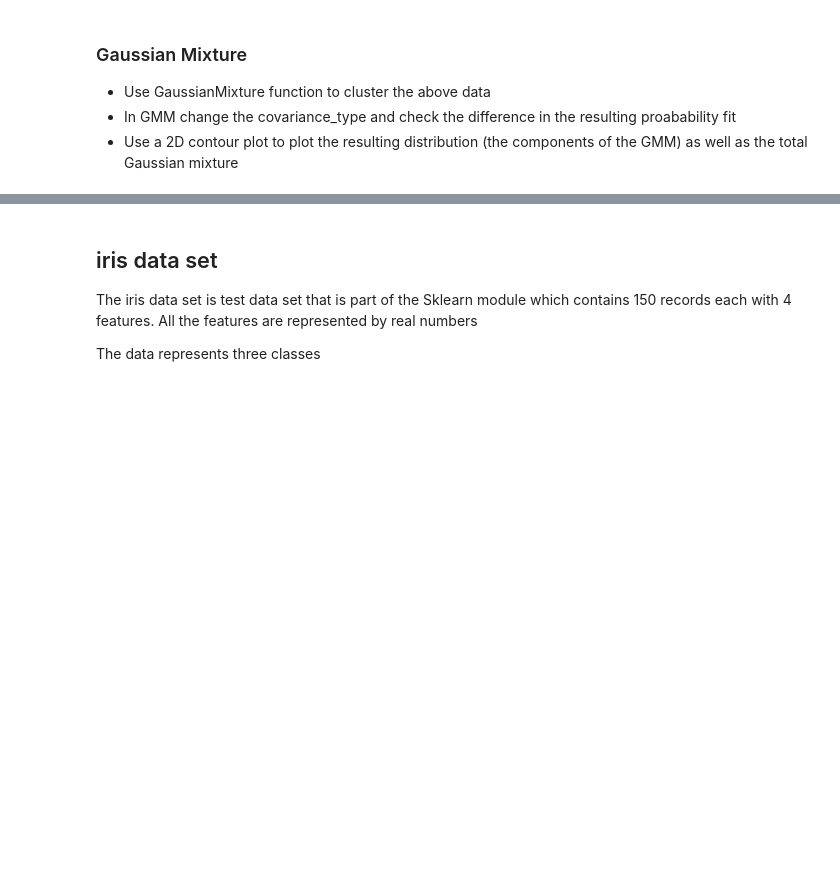
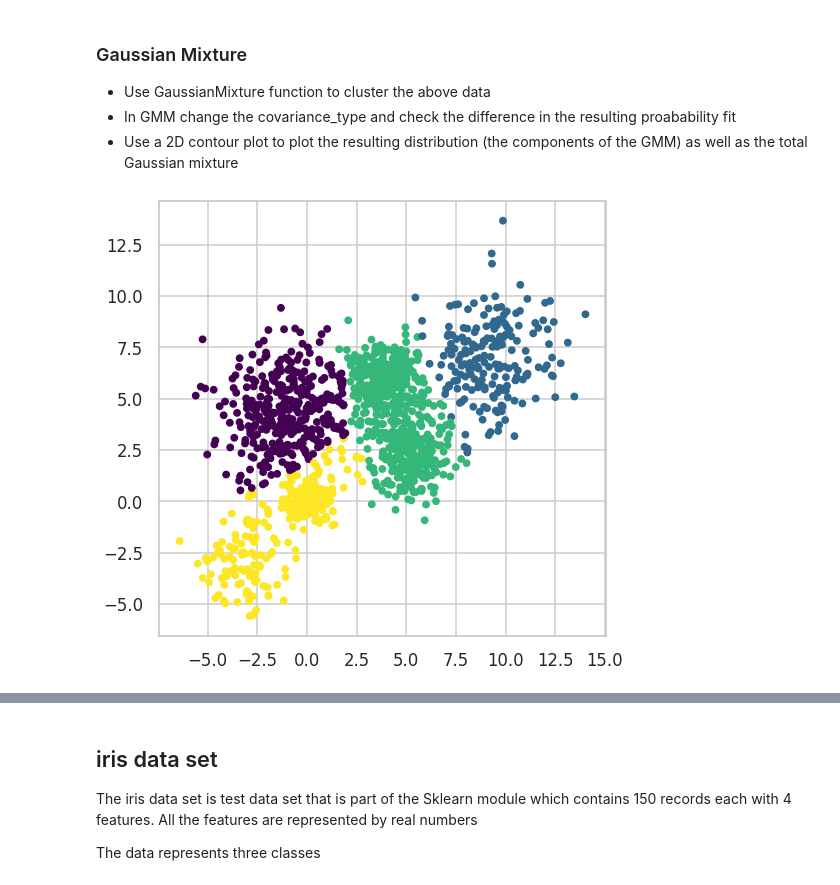
Before and after one commit to safaa400/safaasalah_46-17921_ML_assignments, a Jupyter notebook: Clustering_Project.ipynb, the cells around one changed output, grey strips where cells are left out. Cells and saved outputs as stored; diff of their text form; code cells hidden in the pictures; blank space fills up the shorter version.

```diff
--- a/Clustering_Project.ipynb
+++ b/Clustering_Project.ipynb
@@ -658,3 +653,12 @@ Silhouette Score
 * Use GaussianMixture function to cluster the above data
 * In GMM change the covariance_type and check the difference in the resulting proabability fit
 * Use a 2D contour plot to plot the resulting distribution (the components of the GMM) as well as the total Gaussian mixture
+# %%
+from sklearn.mixture import GaussianMixture
+import pandas as pd
+gm = GaussianMixture(n_components=4).fit(X_train)
+pred = gm.predict(X_train)
+plt.scatter(X_train[:, 0], X_train[:, 1], c=pred, s=40, cmap='viridis')
+probs = gm.predict_proba(X_train)
+# %% [output]
+[figure, added]
```
Also changed, not shown: parts of 37 cells of this notebook.
